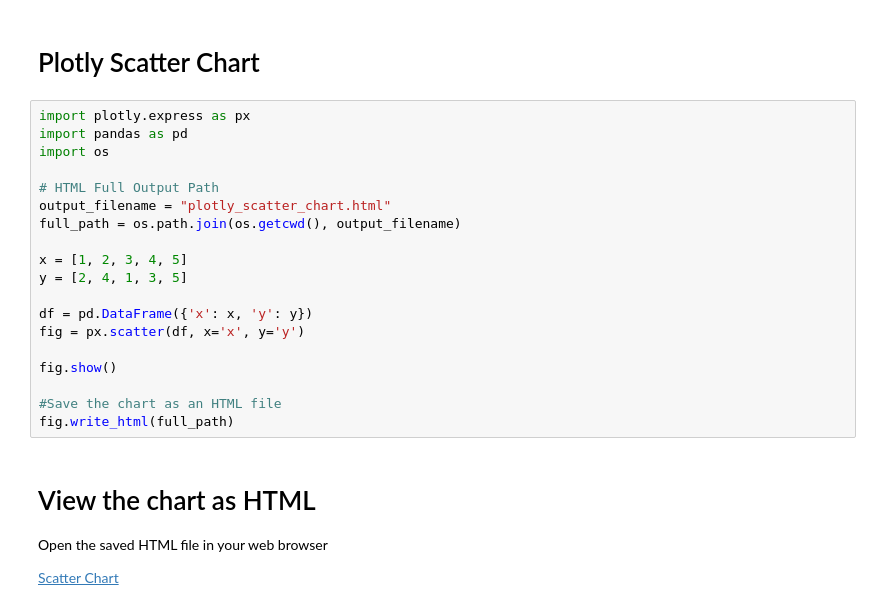
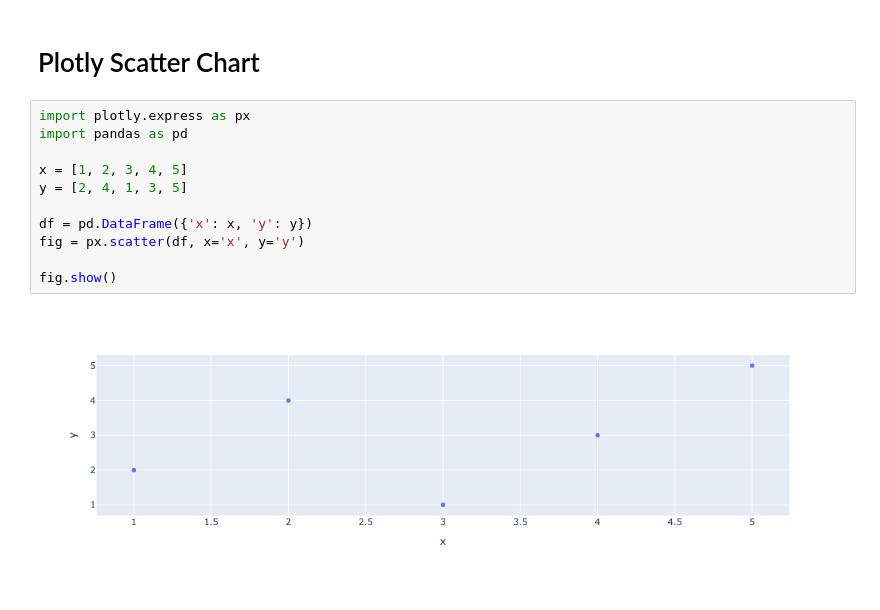
Before and after one commit to rebeccapeltz/data_analysis_code, a Jupyter notebook: PLOTLY/plotly_scatter.ipynb, the cells around one changed output. Drawn from its saved outputs; the diff is of its cells as text.

Commit message:
cleanup the plotly chart notebooks

```diff
--- a/PLOTLY/plotly_scatter.ipynb
+++ b/PLOTLY/plotly_scatter.ipynb
@@ -3,24 +3,13 @@
 # %%
 import plotly.express as px
 import pandas as pd
-import os
-
-# HTML Full Output Path
-output_filename = "plotly_scatter_chart.html"
-full_path = os.path.join(os.getcwd(), output_filename)
 
 x = [1, 2, 3, 4, 5]
 y = [2, 4, 1, 3, 5]
 
 df = pd.DataFrame({'x': x, 'y': y})
 fig = px.scatter(df, x='x', y='y')
 
 fig.show()
-
-#Save the chart as an HTML file
-fig.write_html(full_path)
+# %% [output]
+[figure, added]
-# %% [markdown]
-# View the chart as HTML
-Open the saved HTML file in your web browser
-
-<a href="https://rebeccapeltz.github.io/data_analysis_code/PLOTLY/plotly_scatter_chart.html" target="_blank" rel="noopener noreferrer">Scatter Chart</a>
```
Also changed, not shown: 8 other files.
